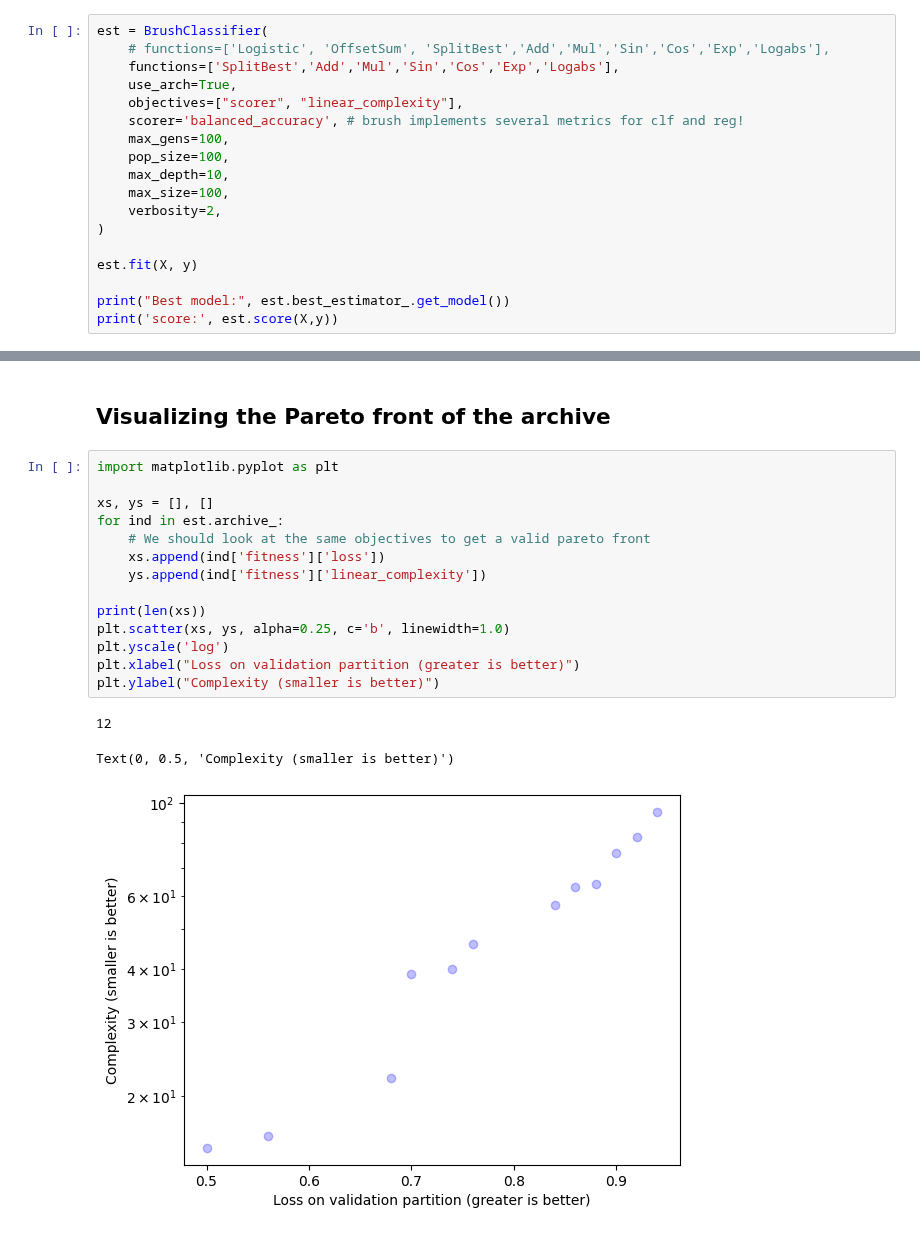
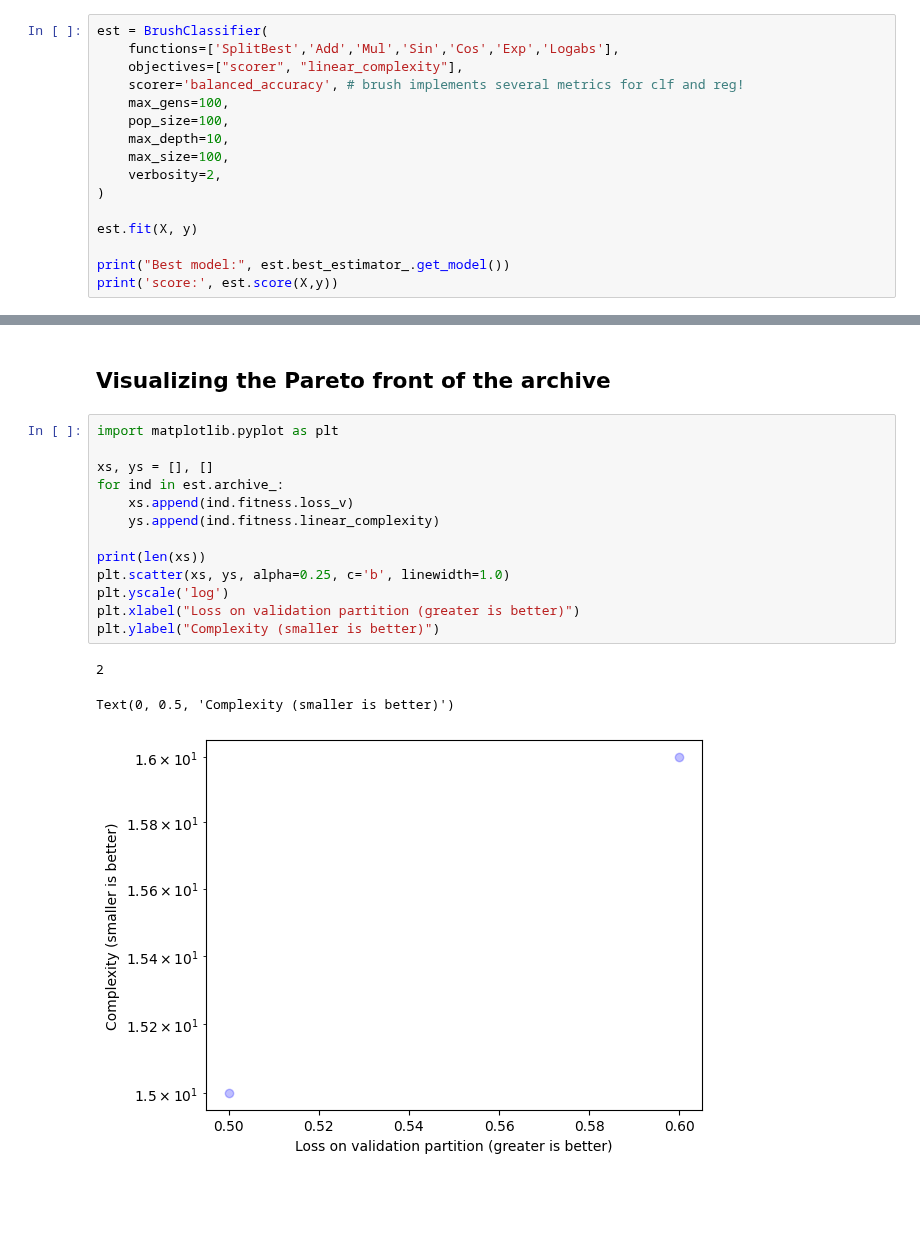
Before and after one commit to cavalab/brush, a Jupyter notebook: docs/guide/archive.ipynb, the cells around one changed output, grey strips where cells are left out. Saved outputs shown, nothing was run; the diff lists cells and outputs as text; blank space fills up the shorter version.

```diff
--- a/docs/guide/archive.ipynb
+++ b/docs/guide/archive.ipynb
@@ -18,9 +18,7 @@ X = df.drop(columns='target')
 y = df['target']
 # %%
 est = BrushClassifier(
-    # functions=['Logistic', 'OffsetSum', 'SplitBest','Add','Mul','Sin','Cos','Exp','Logabs'],
     functions=['SplitBest','Add','Mul','Sin','Cos','Exp','Logabs'],
-    use_arch=True,
     objectives=["scorer", "linear_complexity"],
     scorer='balanced_accuracy', # brush implements several metrics for clf and reg!
     max_gens=100,
@@ -152,18 +132,17 @@ array([ True,  True,  True,  True,  True,  True,  True,  True,  True,
 # %%
 import matplotlib.pyplot as plt
 
 xs, ys = [], []
 for ind in est.archive_:
-    # We should look at the same objectives to get a valid pareto front
-    xs.append(ind['fitness']['loss'])
-    ys.append(ind['fitness']['linear_complexity'])
+    xs.append(ind.fitness.loss_v)
+    ys.append(ind.fitness.linear_complexity)
 
 print(len(xs))
 plt.scatter(xs, ys, alpha=0.25, c='b', linewidth=1.0)
 plt.yscale('log')
 plt.xlabel("Loss on validation partition (greater is better)")
 plt.ylabel("Complexity (smaller is better)")
 # %% [output]
-12
+2
 Text(0, 0.5, 'Complexity (smaller is better)')
-[figure, old version]
+[figure, new version]
```
Also changed, not shown: parts of 19 cells of this notebook, 22 other files.
